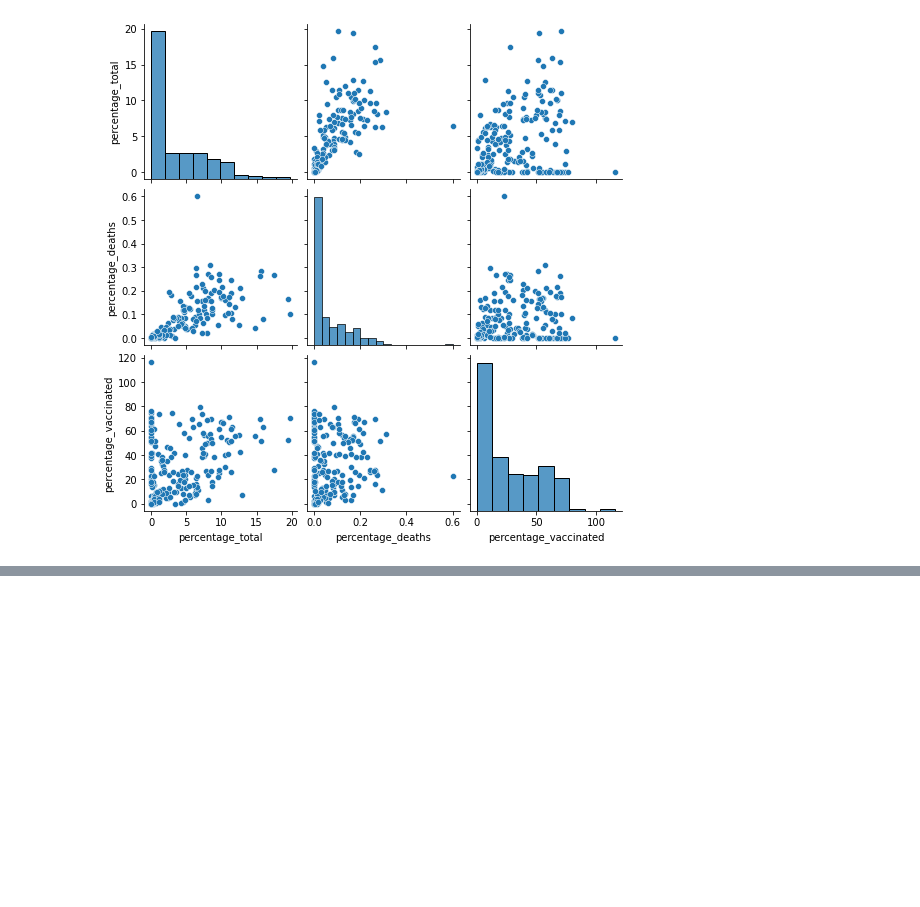
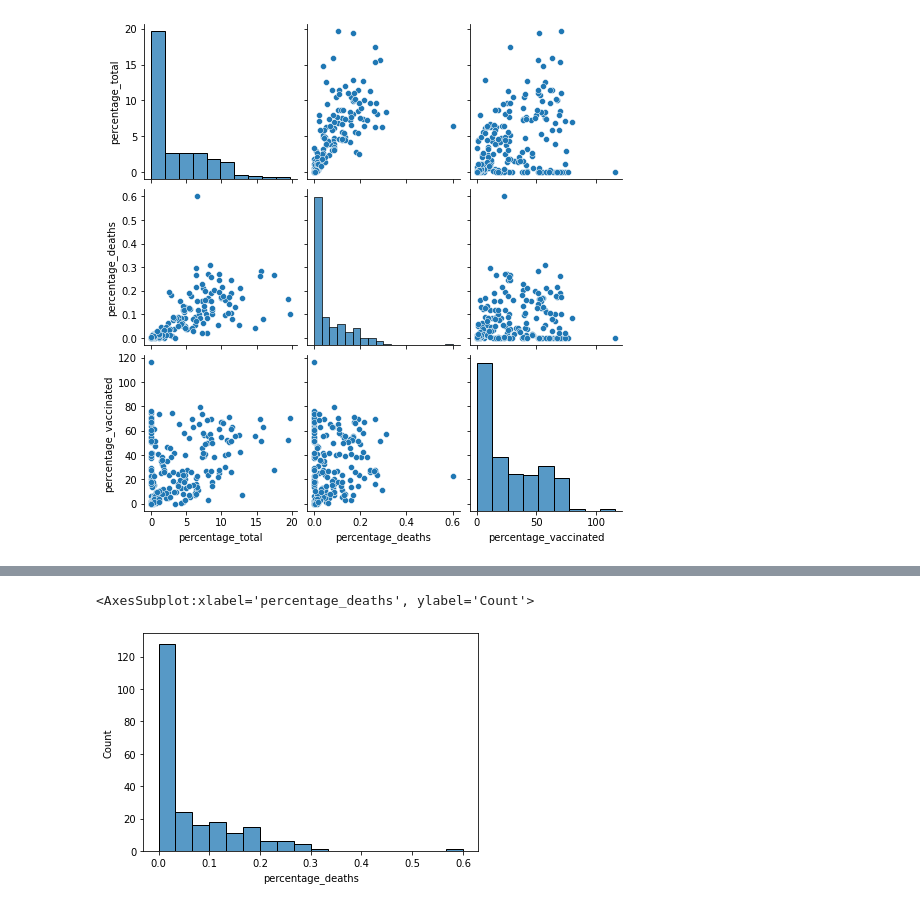
Before and after one commit to snkty8/Test_COVID_Project, a Jupyter notebook: Visuals_2.ipynb, the cells around one changed output, grey strips where cells are left out. Cells and saved outputs as stored; diff of their text form; code cells hidden in the pictures; blank space fills up the shorter version.

```diff
--- a/Visuals_2.ipynb
+++ b/Visuals_2.ipynb
@@ -123,0 +129,5 @@ sns.pairplot(Percentages)
+# %%
+sns.histplot(Percentages['percentage_deaths'])
+# %% [output]
+<AxesSubplot:xlabel='percentage_deaths', ylabel='Count'>
+[figure, added]
```
Also changed, not shown: parts of 2 cells of this notebook.
